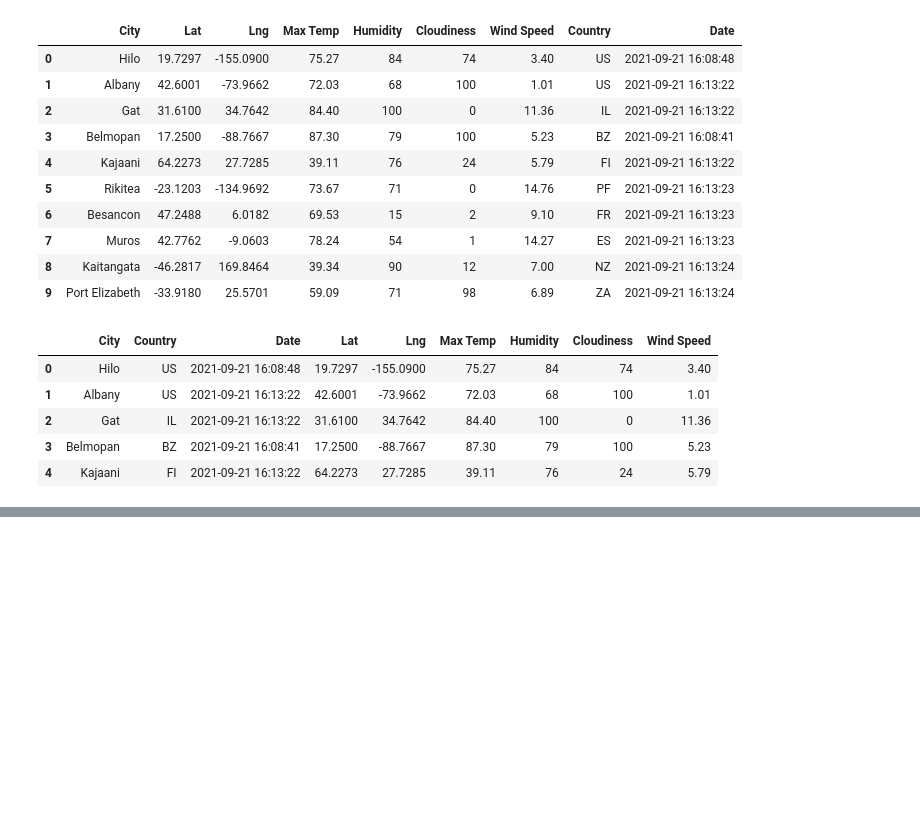
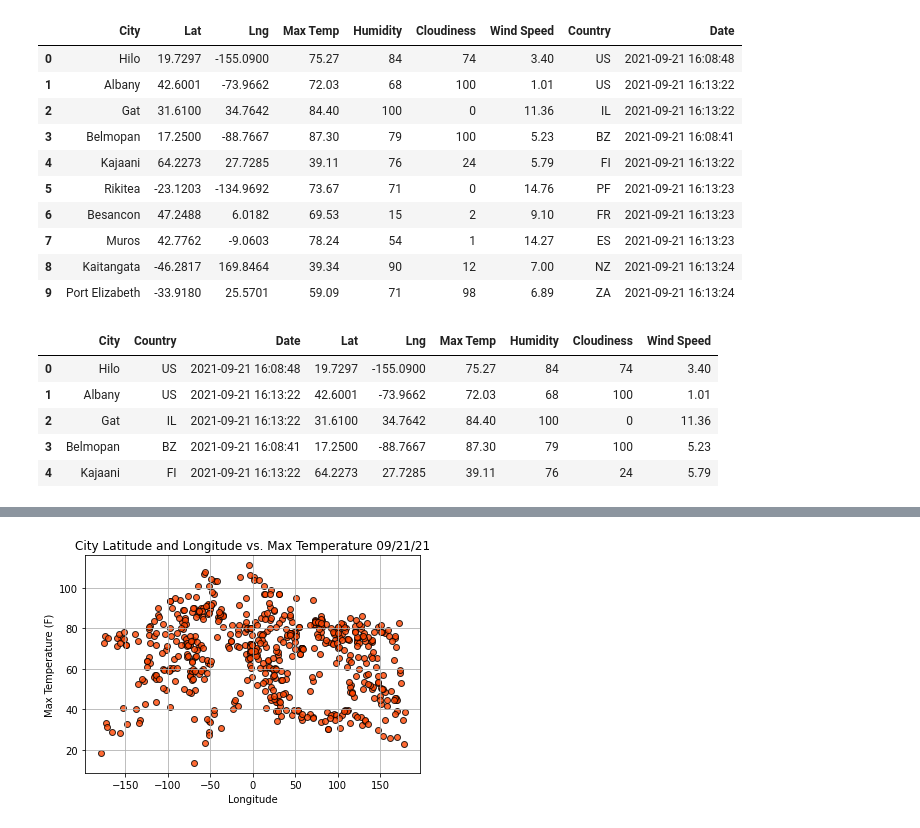
Before and after one commit to pswestmore72/world_weather_analysis_UT_DATA, a Jupyter notebook: WeatherPy.ipynb, the cells around one changed output, grey strips where cells are left out. Drawn from its saved outputs; the diff is of its cells as text; code cells hidden in the pictures; blank space fills up the shorter version.

```diff
--- a/WeatherPy.ipynb
+++ b/WeatherPy.ipynb
@@ -196,0 +235,20 @@ FileNotFoundError: [Errno 2] No such file or directory: 'resources/cities.csv'
+# %%
+# Build the scatter plot for longitude vs. max temperature.
+plt.scatter(lngs,
+            max_temps,
+            color='orangered', edgecolor="black", linewidths=1, marker="o",
+            alpha=0.8, label="Cities")
+
+# Incorporate the other graph properties.
+plt.title(f"City Latitude and Longitude vs. Max Temperature "+ time.strftime("%x"))
+plt.ylabel("Max Temperature (F)")
+plt.xlabel("Longitude")
+plt.grid(True)
+
+# Save the figure.
+plt.savefig("analysis/Fig1_1.png")
+
+# Show plot.
+plt.show()
+# %% [output]
+[figure, added]
```
Also changed, not shown: parts of 24 cells of this notebook, 8 other files.
